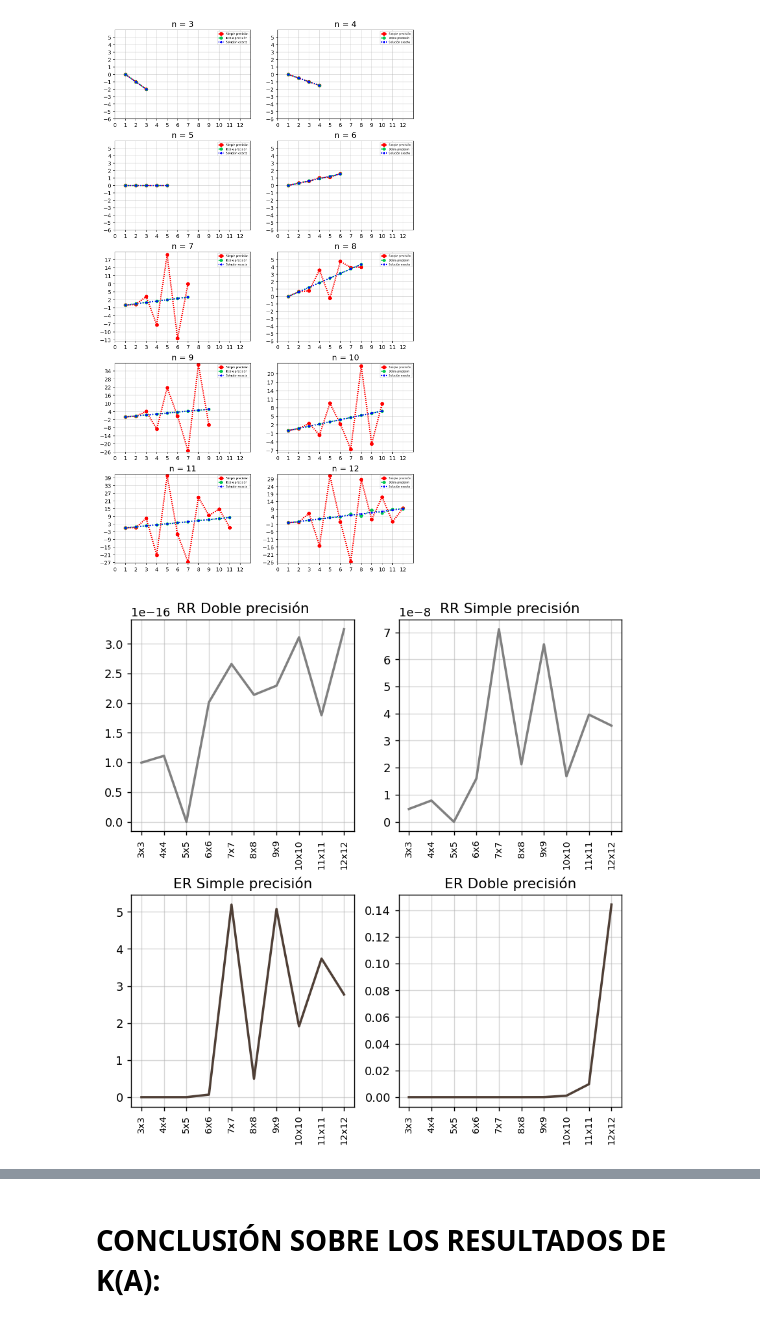
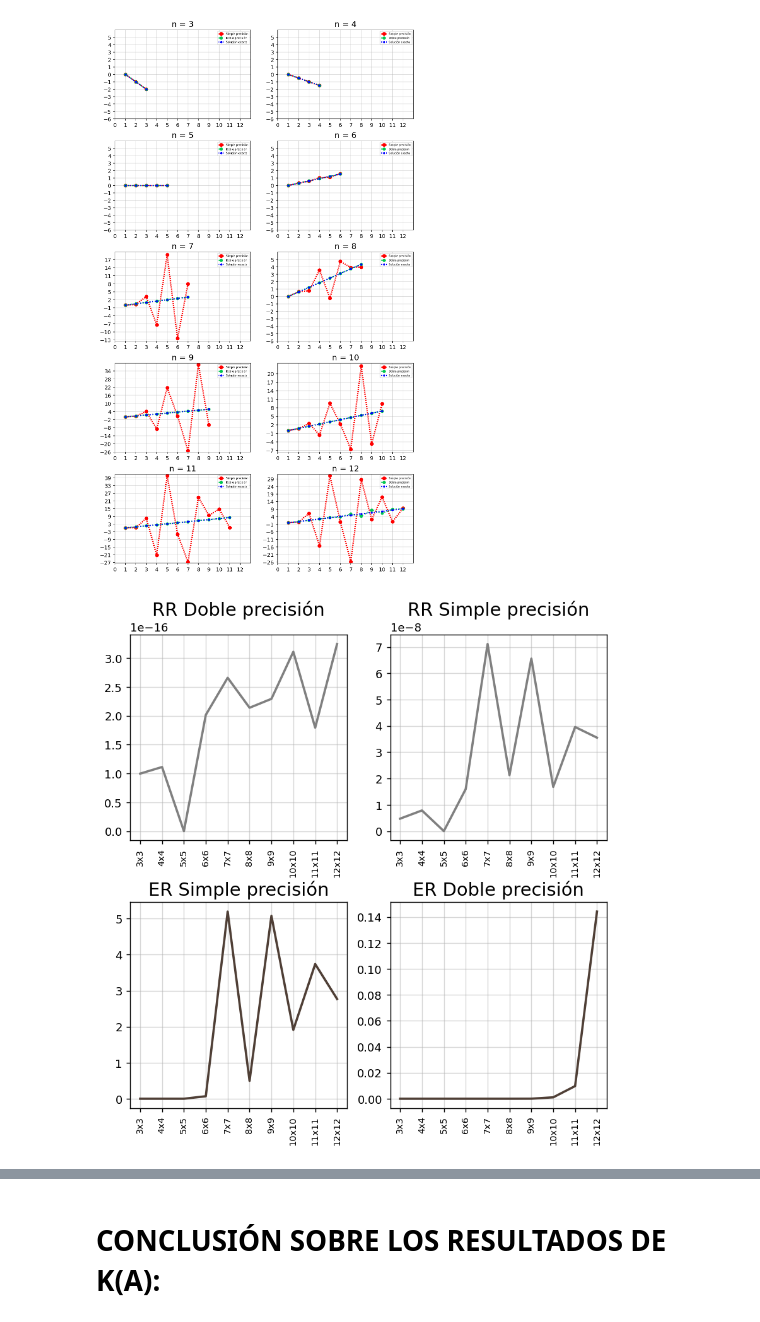
Before and after one commit to sbarreto10/AnalisisNumerico, a Jupyter notebook: TP1-SEL-Gauss-directo/TP1.ipynb, the cells around one changed output, grey strips where cells are left out. Saved outputs shown, nothing was run; the diff lists cells and outputs as text; code cells hidden in the pictures.

```diff
--- a/TP1-SEL-Gauss-directo/TP1.ipynb
+++ b/TP1-SEL-Gauss-directo/TP1.ipynb
@@ -588,24 +586,24 @@ tabla_er_rr = [[er_1p[i], er_2p[i], rr_1p[i], rr_2p[i]] for i in range(10)]
 # %%
 #@title extra) GRÁFICOS DE EVOLUCIONES DE LOS ERRORES Y RESIDUOS RELATIVOS CON DIFERENTES PRECISIONES
 
 fig, axs = plt.subplots(nrows=2, ncols=2, figsize=(7.5,7.5), dpi=130, gridspec_kw={'hspace': 0.3, 'wspace': 0.2})
 
 dims = [str(i)+"x"+str(i) for i in range(3,13)]
 axs[0,0].plot(dims, rr_2p, lw=2, color="grey")
-axs[0,0].set_title('RR Doble precisión')
+axs[0,0].set_title('RR Doble precisión', fontsize=16)
 axs[0,1].plot(dims, rr_1p, lw=2, color="grey")
-axs[0,1].set_title('RR Simple precisión')
+axs[0,1].set_title('RR Simple precisión', fontsize=16)
 axs[1,0].plot(dims, er_1p, lw=2, color="#4F3F36")
-axs[1,0].set_title('ER Simple precisión')
+axs[1,0].set_title('ER Simple precisión', fontsize=16)
 axs[1,1].plot(dims, er_2p, lw=2, color="#4F3F36")
-axs[1,1].set_title('ER Doble precisión')
+axs[1,1].set_title('ER Doble precisión', fontsize=16)
 
 
 for i, ax in enumerate(axs.flat):
   ax.set_xticklabels(dims, rotation=90, fontsize=8)
   ax.grid(True, alpha=0.5)
 
 plt.show()
 # %% [output]
-[figure, old version]
+[figure, new version]
 # %%
```
Also changed, not shown: parts of 11 cells of this notebook.
